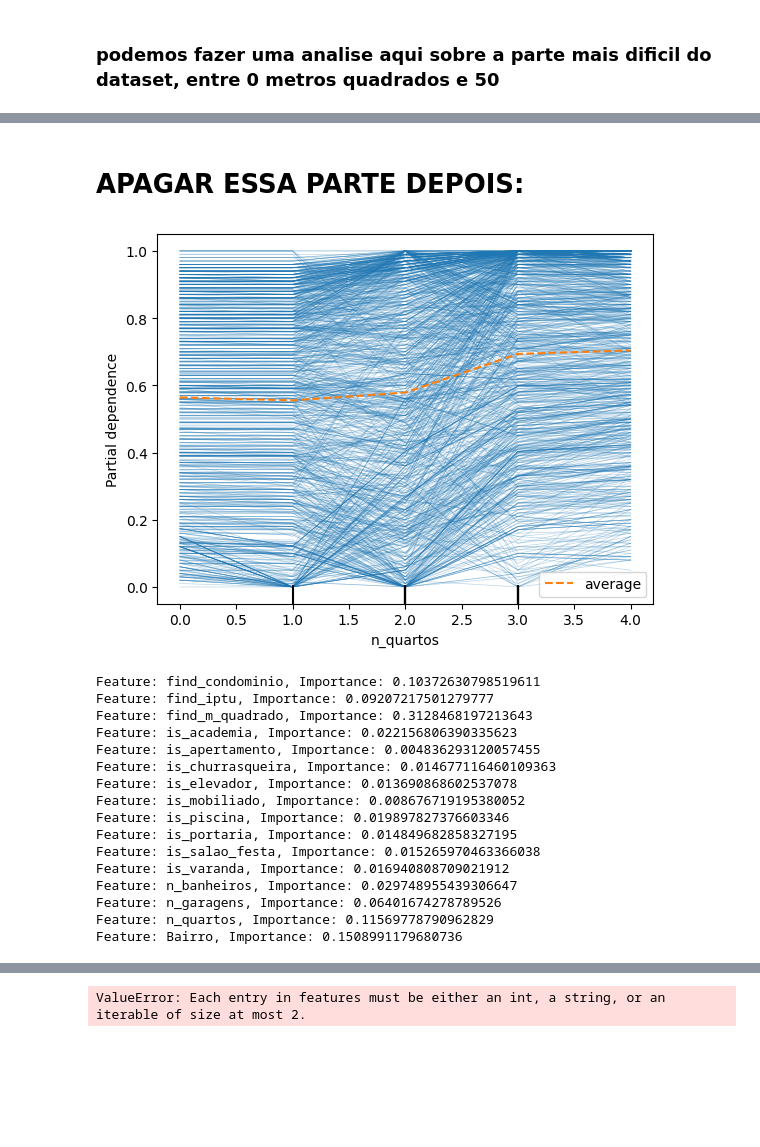
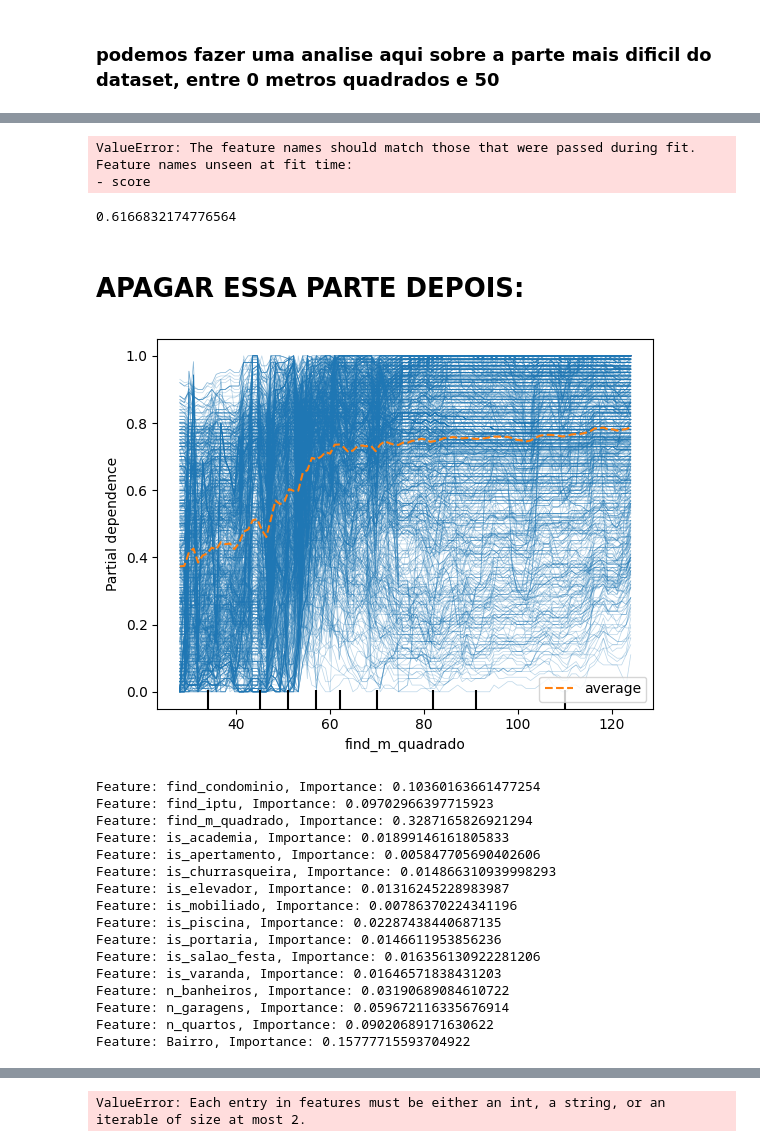
Before and after one commit to Edu-p/interp-conf-ml, a Jupyter notebook: notebooks/models.ipynb, the cells around one changed output, grey strips where cells are left out. Drawn from its saved outputs; the diff is of its cells as text; code cells hidden in the pictures; blank space fills up the shorter version.

```diff
--- a/notebooks/models.ipynb
+++ b/notebooks/models.ipynb
@@ -41,5 +41,7 @@ target_col = 'expensive'
 path_raw = os.getenv('PATH_TO_SPLIT')
 df = pd.read_csv(r'C:\Users\davim\interp-conf-ml\data\to_split.csv', sep=',')
 # df = pd.read_csv(path_raw, sep=',')
+# %%
+df = df.drop(df.columns[0], axis=1)
 # %%
 df.sample(1)
@@ -47,6 +52,9 @@ df.sample(1)
 # 2. Dividindo entre treino e teste
 # %%
 df_1 = df.copy()
+# %%
+df_1['Bairro'] = df_1['Bairro'].astype('category')
+df_1['Bairro'] = df_1['Bairro'].cat.codes
 # %%
 X = df_1.drop(columns=[target_col])
 y = df_1[target_col]
@@ -97,0 +88,3 @@ Traceback (most recent call last):
+# %%
+dt = DecisionTreeClassifier(random_state=42, max_depth=5, min_samples_leaf=500)
+dt.fit(X_train, y_train)
@@ -345,9 +502,28 @@ o fato do metro quadrado ser tão importante, parece ter diminuido a importancia
+# %%
+rf.predict(X_test)
+# %% [output]
+ValueError: The feature names should match those that were passed during fit.
+Feature names unseen at fit time:
+- score
+# %%
+
+X_test = X_test.drop(columns=['score'])
+
+X_test['score'] = rf.predict_proba(X_test)[:,0]
+
+y_pred_dificil = y_pred[(X_test['score']>0.1) & (X_test['score']<0.6)]
+
+Y_test_dificil = y_test[(X_test['score']>0.1) & (X_test['score']<0.6)]
+
+accuracy_score(y_pred_dificil, Y_test_dificil)
+# %% [output]
+0.6166832174776564
 # %% [markdown]
 # APAGAR ESSA PARTE DEPOIS:
 # %%
-disp1 = PartialDependenceDisplay.from_estimator(rf, X_test, [14], kind='both')
+disp1 = PartialDependenceDisplay.from_estimator(rf, X_test, ['find_m_quadrado'], kind='both')
 # %% [output]
-[figure, old version]
+[figure, new version]
 # %%
 # Importância das características
 importances = rf.feature_importances_
@@ -356,22 +532,22 @@ feature_names = X.columns.tolist()
 for feature, importance in zip(feature_names, importances):
     print(f"Feature: {feature}, Importance: {importance}")
 # %% [output]
-Feature: find_condominio, Importance: 0.10372630798519611
-Feature: find_iptu, Importance: 0.09207217501279777
-Feature: find_m_quadrado, Importance: 0.3128468197213643
-Feature: is_academia, Importance: 0.022156806390335623
-Feature: is_apertamento, Importance: 0.004836293120057455
-Feature: is_churrasqueira, Importance: 0.014677116460109363
-Feature: is_elevador, Importance: 0.013690868602537078
-Feature: is_mobiliado, Importance: 0.008676719195380052
-Feature: is_piscina, Importance: 0.019897827376603346
-Feature: is_portaria, Importance: 0.014849682858327195
-Feature: is_salao_festa, Importance: 0.015265970463366038
-Feature: is_varanda, Importance: 0.016940808709021912
-Feature: n_banheiros, Importance: 0.029748955439306647
-Feature: n_garagens, Importance: 0.06401674278789526
-Feature: n_quartos, Importance: 0.11569778790962829
-Feature: Bairro, Importance: 0.1508991179680736
+Feature: find_condominio, Importance: 0.10360163661477254
+Feature: find_iptu, Importance: 0.09702966397715923
+Feature: find_m_quadrado, Importance: 0.3287165826921294
+Feature: is_academia, Importance: 0.01899146161805833
+Feature: is_apertamento, Importance: 0.005847705690402606
+Feature: is_churrasqueira, Importance: 0.014866310939998293
+Feature: is_elevador, Importance: 0.01316245228983987
+Feature: is_mobiliado, Importance: 0.00786370224341196
+Feature: is_piscina, Importance: 0.02287438440687135
+Feature: is_portaria, Importance: 0.0146611953856236
+Feature: is_salao_festa, Importance: 0.016356130922281206
+Feature: is_varanda, Importance: 0.01646571838431203
+Feature: n_banheiros, Importance: 0.03190689084610722
+Feature: n_garagens, Importance: 0.059672116335676914
+Feature: n_quartos, Importance: 0.09020689171630622
+Feature: Bairro, Importance: 0.15777715593704922
 # %%
 list(X_test.columns)
 # %% [output]
```
Also changed, not shown: parts of 25 cells of this notebook, 1 other file.
